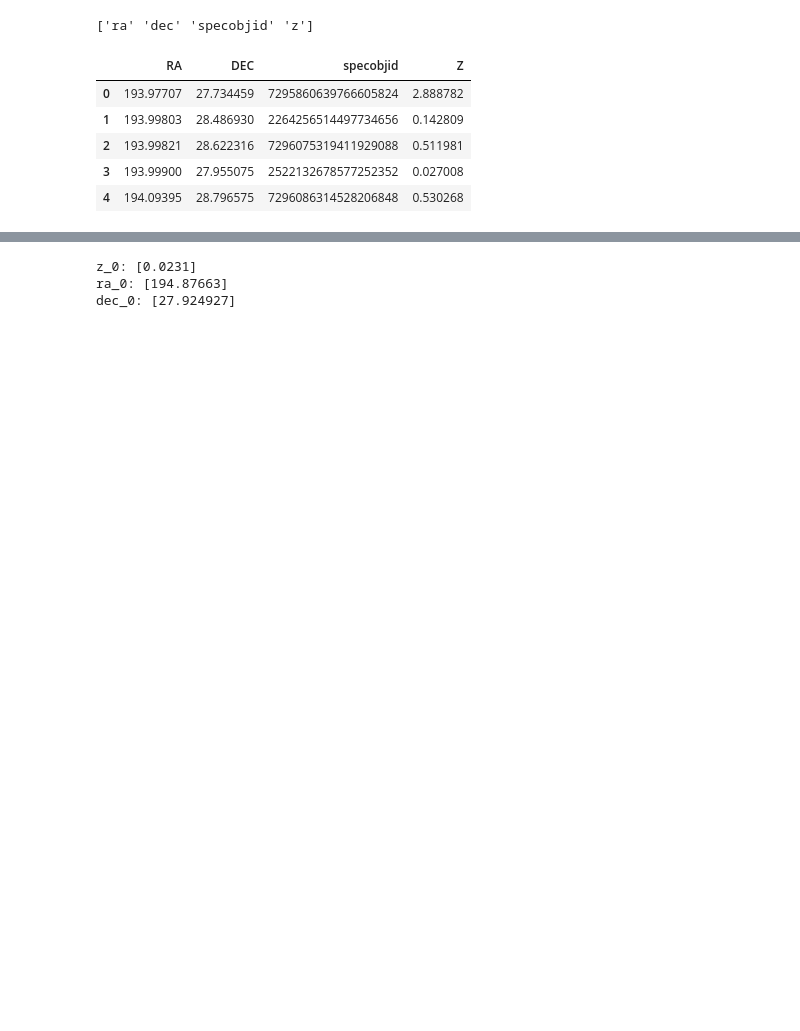
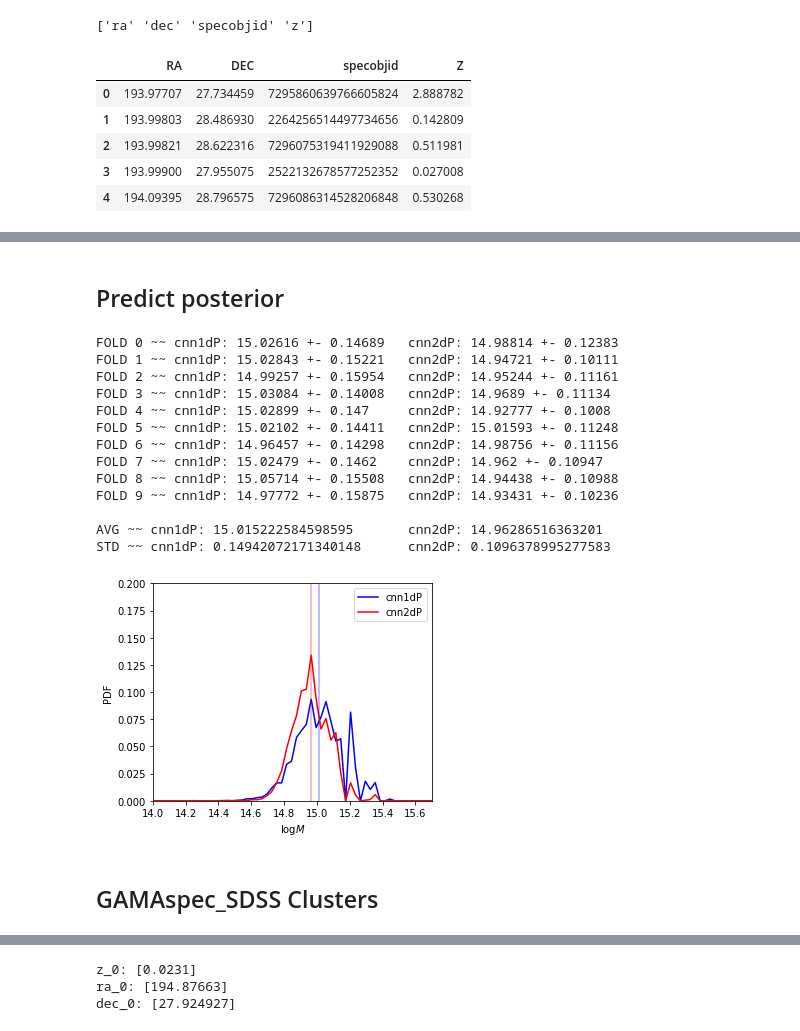
Before and after one commit to McWilliamsCenter/halo_cnn, a Jupyter notebook: notebooks/gama.ipynb, the cells around one changed output, grey strips where cells are left out. Cells and saved outputs as stored; diff of their text form; code cells hidden in the pictures; blank space fills up the shorter version.

```diff
--- a/notebooks/gama.ipynb
+++ b/notebooks/gama.ipynb
@@ -222,0 +509,55 @@ dat_cl.head()
+# %% [markdown]
+## Predict posterior
+# %%
+logM_1dP = np.zeros(shape=(par_1dP['nfolds'],par_1dP['nbins']))
+logM_2dP = np.zeros(shape=(par_2dP['nfolds'],par_2dP['nbins']))
+
+for i in range(par_1dP['nfolds']):
+    logM_1dP[i,:] = model_1dP[i].predict(kdeval_1d)[0]
+    logM_2dP[i,:] = model_2dP[i].predict(kdeval_2d)[0]
+
+    pred_1dP = np.dot(logM_1dP[i,:], bin_centers_1dP)
+    pred_2dP = np.dot(logM_2dP[i,:], bin_centers_2dP)
+    std_1dP = np.sqrt(np.dot(logM_1dP[i,:], bin_centers_1dP**2) - pred_1dP**2)
+    std_2dP = np.sqrt(np.dot(logM_2dP[i,:], bin_centers_2dP**2) - pred_2dP**2)
+
+    print('FOLD', i, '~~ cnn1dP:', round(pred_1dP,5),'+-',round(std_1dP,5),
+          '\tcnn2dP:', round(pred_2dP,5),'+-',round(std_2dP,5),)
+
+print('\nAVG ~~ cnn1dP:', np.dot(np.mean(logM_1dP, axis=0),bin_centers_1dP),
+      '\tcnn2dP:', np.dot(np.mean(logM_2dP, axis=0),bin_centers_2dP))
+print('STD ~~ cnn1dP:', np.sqrt(np.sum(np.dot(logM_1dP,bin_centers_1dP**2) - np.dot(logM_1dP,bin_centers_1dP)**2))/np.sqrt(par_1dP['nfolds'])
+      , '\tcnn2dP:', np.sqrt(np.sum(np.dot(logM_2dP,bin_centers_2dP**2) - np.dot(logM_2dP,bin_centers_2dP)**2))/np.sqrt(par_2dP['nfolds']))
+
+f = plt.figure(figsize=(5,4))
+
+plt.plot(bin_centers_1dP, np.mean(logM_1dP,axis=0), label='cnn1dP', color='b', alpha=1)#, width=2.5/par_1dP['nbins'])
+plt.plot(bin_centers_2dP, np.mean(logM_2dP,axis=0), label='cnn2dP', color='r', alpha=1)#, width=2.5/par_2dP['nbins'])
+plt.axvline(np.dot(np.mean(logM_1dP, axis=0),bin_centers_1dP), color='b', alpha=0.35)
+plt.axvline(np.dot(np.mean(logM_2dP, axis=0),bin_centers_2dP), color='r', alpha=0.35)
+
+plt.xlabel('$\log M$')
+plt.ylabel('PDF')
+
+plt.xlim(14,15.7)
+plt.ylim(0,0.2)
+plt.legend()
+
+f.savefig(os.path.join(imdir,'temp.png'),bbox_inches='tight', dpi=300)
+# %% [output]
+FOLD 0 ~~ cnn1dP: 15.02616 +- 0.14689   cnn2dP: 14.98814 +- 0.12383
+FOLD 1 ~~ cnn1dP: 15.02843 +- 0.15221   cnn2dP: 14.94721 +- 0.10111
+FOLD 2 ~~ cnn1dP: 14.99257 +- 0.15954   cnn2dP: 14.95244 +- 0.11161
+FOLD 3 ~~ cnn1dP: 15.03084 +- 0.14008   cnn2dP: 14.9689 +- 0.11134
+FOLD 4 ~~ cnn1dP: 15.02899 +- 0.147     cnn2dP: 14.92777 +- 0.1008
+FOLD 5 ~~ cnn1dP: 15.02102 +- 0.14411   cnn2dP: 15.01593 +- 0.11248
+FOLD 6 ~~ cnn1dP: 14.96457 +- 0.14298   cnn2dP: 14.98756 +- 0.11156
+FOLD 7 ~~ cnn1dP: 15.02479 +- 0.1462    cnn2dP: 14.962 +- 0.10947
+FOLD 8 ~~ cnn1dP: 15.05714 +- 0.15508   cnn2dP: 14.94438 +- 0.10988
+FOLD 9 ~~ cnn1dP: 14.97772 +- 0.15875   cnn2dP: 14.93431 +- 0.10236
+
+AVG ~~ cnn1dP: 15.015222584598595       cnn2dP: 14.96286516363201
+STD ~~ cnn1dP: 0.14942072171340148      cnn2dP: 0.1096378995277583
+[figure, added]
+# %% [markdown]
+## GAMAspec_SDSS Clusters
```
Also changed, not shown: parts of 47 cells of this notebook, 15 other files.
